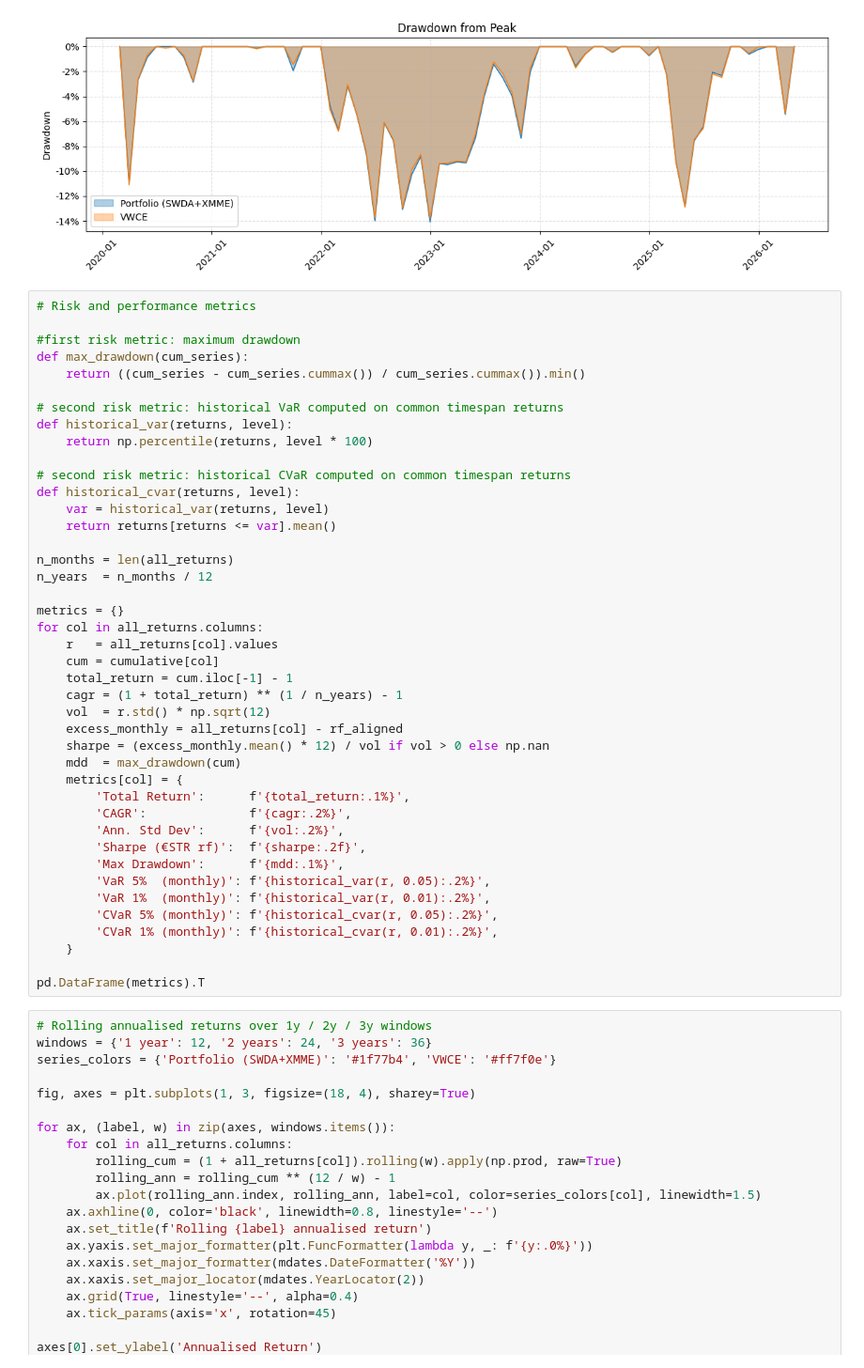
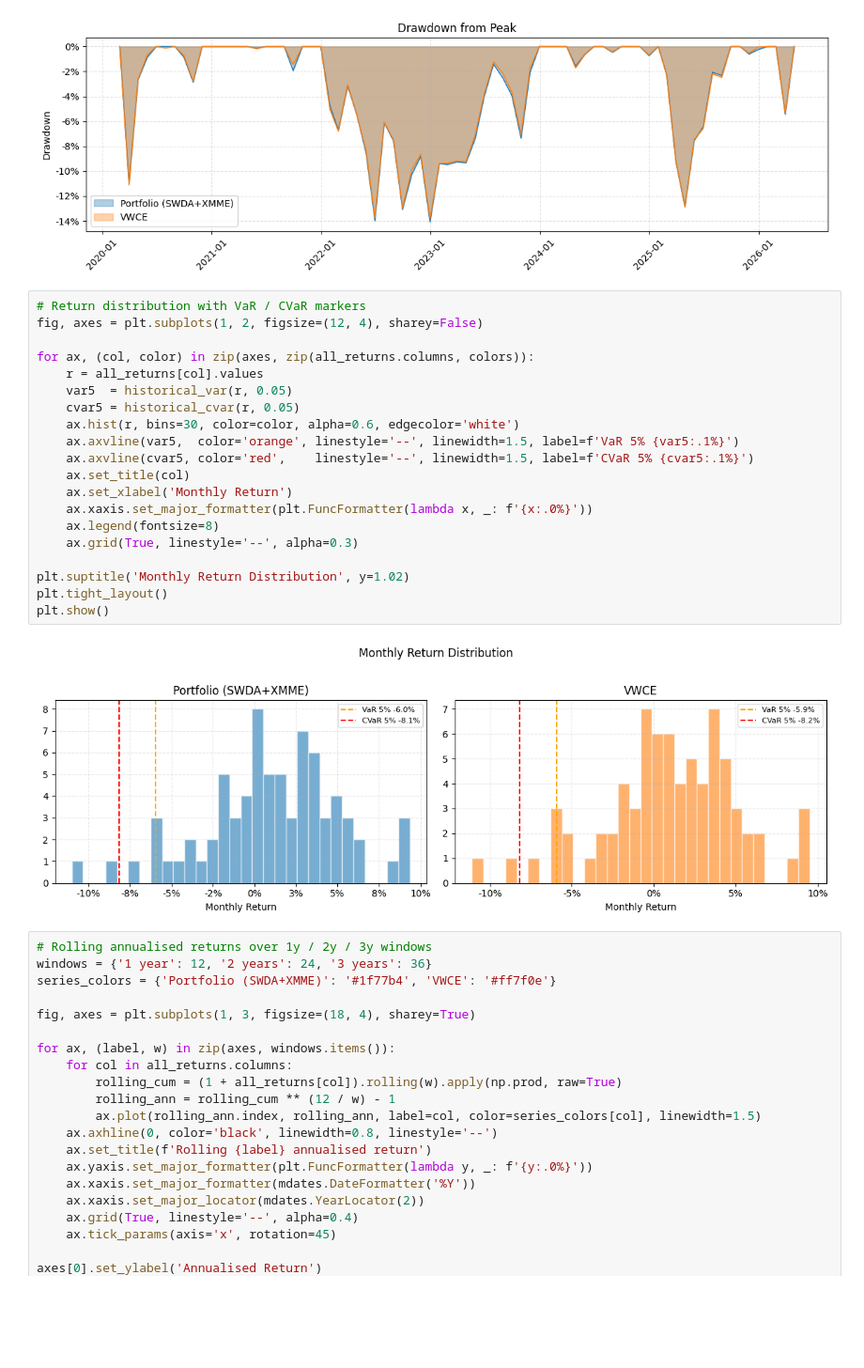
Before and after one commit to insaneGei/VWCE_approximation, a Jupyter notebook: notebooks/portfolio_evaluation.ipynb, the cells around one changed output. Shown at 94% size. Saved outputs shown, nothing was run; the diff lists cells and outputs as text; blank space fills up the shorter version.

```diff
--- a/notebooks/portfolio_evaluation.ipynb
+++ b/notebooks/portfolio_evaluation.ipynb
@@ -311,48 +388,28 @@ plt.tight_layout()
 plt.show()
 # %% [output]
 [figure]
-# %%
-# Risk and performance metrics
-
-#first risk metric: maximum drawdown
-def max_drawdown(cum_series):
-    return ((cum_series - cum_series.cummax()) / cum_series.cummax()).min()
-
-# second risk metric: historical VaR computed on common timespan returns
-def historical_var(returns, level):
-    return np.percentile(returns, level * 100)
-
-# second risk metric: historical CVaR computed on common timespan returns
-def historical_cvar(returns, level):
-    var = historical_var(returns, level)
-    return returns[returns <= var].mean()
-
-n_months = len(all_returns)
-n_years  = n_months / 12
-
-metrics = {}
-for col in all_returns.columns:
-    r   = all_returns[col].values
-    cum = cumulative[col]
-    total_return = cum.iloc[-1] - 1
-    cagr = (1 + total_return) ** (1 / n_years) - 1
-    vol  = r.std() * np.sqrt(12)
-    excess_monthly = all_returns[col] - rf_aligned
-    sharpe = (excess_monthly.mean() * 12) / vol if vol > 0 else np.nan
-    mdd  = max_drawdown(cum)
-    metrics[col] = {
-        'Total Return':      f'{total_return:.1%}',
-        'CAGR':              f'{cagr:.2%}',
-        'Ann. Std Dev':      f'{vol:.2%}',
-        'Sharpe (€STR rf)':  f'{sharpe:.2f}',
-        'Max Drawdown':      f'{mdd:.1%}',
-        'VaR 5%  (monthly)': f'{historical_var(r, 0.05):.2%}',
-        'VaR 1%  (monthly)': f'{historical_var(r, 0.01):.2%}',
-        'CVaR 5% (monthly)': f'{historical_cvar(r, 0.05):.2%}',
-        'CVaR 1% (monthly)': f'{historical_cvar(r, 0.01):.2%}',
-    }
-
-pd.DataFrame(metrics).T
+# %%
+# Return distribution with VaR / CVaR markers
+fig, axes = plt.subplots(1, 2, figsize=(12, 4), sharey=False)
+
+for ax, (col, color) in zip(axes, zip(all_returns.columns, colors)):
+    r = all_returns[col].values
+    var5  = historical_var(r, 0.05)
+    cvar5 = historical_cvar(r, 0.05)
+    ax.hist(r, bins=30, color=color, alpha=0.6, edgecolor='white')
+    ax.axvline(var5,  color='orange', linestyle='--', linewidth=1.5, label=f'VaR 5% {var5:.1%}')
+    ax.axvline(cvar5, color='red',    linestyle='--', linewidth=1.5, label=f'CVaR 5% {cvar5:.1%}')
+    ax.set_title(col)
+    ax.set_xlabel('Monthly Return')
+    ax.xaxis.set_major_formatter(plt.FuncFormatter(lambda x, _: f'{x:.0%}'))
+    ax.legend(fontsize=8)
+    ax.grid(True, linestyle='--', alpha=0.3)
+
+plt.suptitle('Monthly Return Distribution', y=1.02)
+plt.tight_layout()
+plt.show()
+# %% [output]
+[figure, added]
 # %%
 # Rolling annualised returns over 1y / 2y / 3y windows
 windows = {'1 year': 12, '2 years': 24, '3 years': 36}
```
Also changed, not shown: parts of 5 cells of this notebook.
